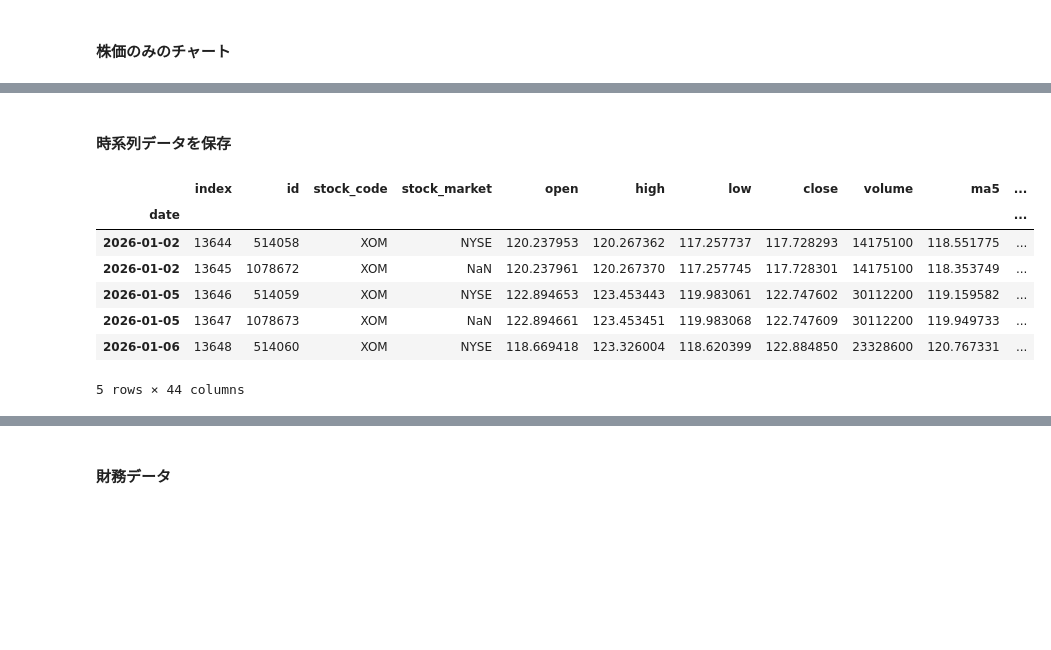
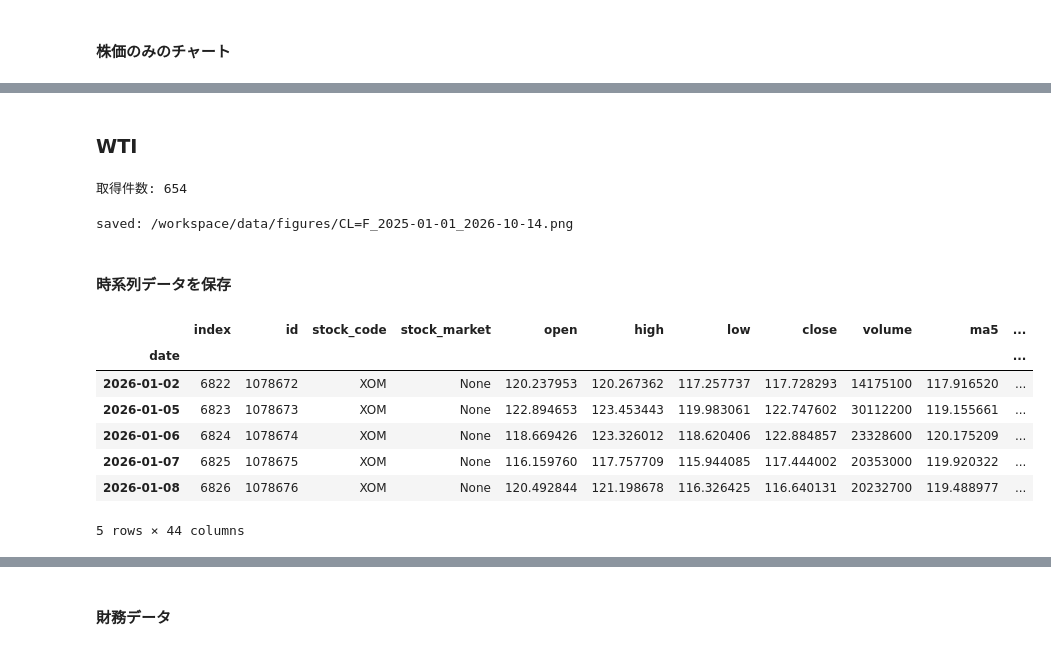
Before and after one commit to nekonabesan/stock_market_analysis, a Jupyter notebook: notebook/XOM_20260910.ipynb, the cells around one changed output, grey strips where cells are left out. Saved outputs shown, nothing was run; the diff lists cells and outputs as text; code cells hidden in the pictures; blank space fills up the shorter version.

```diff
--- a/notebook/XOM_20260910.ipynb
+++ b/notebook/XOM_20260910.ipynb
@@ -309,24 +313,58 @@ fig.show()
+# %% [markdown]
+### WTI
+# %%
+name = "WTI指数"
+start = dt.datetime(2025, 1, 1).strftime("%Y-%m-%d")
+# グラフ領域の作成
+fig = stock_prices_and_oil_prices(
+    code=wti,
+    name=name,
+    start=start,
+    end=end,
+    df_sp=None,
+    df_wti=None
+)
+fig.show()
+# %% [output]
+取得件数: 654
+# %%
+# 例: すでに作成済みの fig を保存
+output_dir = Path("/workspace/data/figures")
+output_dir.mkdir(parents=True, exist_ok=True
+# ファイル名にコードと期間を含める
+output_path = output_dir / f"{wti}_{start}_{end}.png"
+# 重複するファイルがある場合は削除
+if output_path.exists():
+    output_path.unlink()
+# 保存
+fig.write_image(str(output_path), width=1600, height=900, scale=2)
+# 保存完了のメッセージを表示
+print("saved:", output_path)
+# %% [output]
+saved: /workspace/data/figures/CL=F_2025-01-01_2026-10-14.png
 # %% [markdown]
 #### 時系列データを保存
 # %%
 output_dir = Path("/workspace/data/")
 output_dir.mkdir(parents=True, exist_ok=True)
 output_path = output_dir / f"{xom}_data_{dt.datetime.now().strftime("%Y-%m-%d")}.csv"
-
+# 重複するファイルがある場合は削除
+if output_path.exists():
+    output_path.unlink()
+# 保存
 df = xom_timeseries_df.copy()
-#end = dt.datetime.now().strftime('%Y-%m-%d')
 df = df.reset_index()
 df["date"] = pd.to_datetime(df["date"])
 df = df.set_index("date")
 df = df.loc['2026-01-01':end]
 df.to_csv(output_path)
 df.head()
 # %% [output]
 |  | index | id | stock_code | stock_market | open | high | low | close | volume | ma5 | ... |
 | date |  |  |  |  |  |  |  |  |  |  | ... |
-| 2026-01-02 | 13644 | 514058 | XOM | NYSE | 120.237953 | 120.267362 | 117.257737 | 117.728293 | 14175100 | 118.551775 | ... |
-| 2026-01-02 | 13645 | 1078672 | XOM | NaN | 120.237961 | 120.267370 | 117.257745 | 117.728301 | 14175100 | 118.353749 | ... |
-| 2026-01-05 | 13646 | 514059 | XOM | NYSE | 122.894653 | 123.453443 | 119.983061 | 122.747602 | 30112200 | 119.159582 | ... |
-| 2026-01-05 | 13647 | 1078673 | XOM | NaN | 122.894661 | 123.453451 | 119.983068 | 122.747609 | 30112200 | 119.949733 | ... |
-| 2026-01-06 | 13648 | 514060 | XOM | NYSE | 118.669418 | 123.326004 | 118.620399 | 122.884850 | 23328600 | 120.767331 | ... |
+| 2026-01-02 | 6822 | 1078672 | XOM | None | 120.237953 | 120.267362 | 117.257737 | 117.728293 | 14175100 | 117.916520 | ... |
+| 2026-01-05 | 6823 | 1078673 | XOM | None | 122.894653 | 123.453443 | 119.983061 | 122.747602 | 30112200 | 119.155661 | ... |
+| 2026-01-06 | 6824 | 1078674 | XOM | None | 118.669426 | 123.326012 | 118.620406 | 122.884857 | 23328600 | 120.175209 | ... |
+| 2026-01-07 | 6825 | 1078675 | XOM | None | 116.159760 | 117.757709 | 115.944085 | 117.444002 | 20353000 | 119.920322 | ... |
+| 2026-01-08 | 6826 | 1078676 | XOM | None | 120.492844 | 121.198678 | 116.326425 | 116.640131 | 20232700 | 119.488977 | ... |
 5 rows × 44 columns
```
Also changed, not shown: parts of 13 cells of this notebook, 5 other files.
